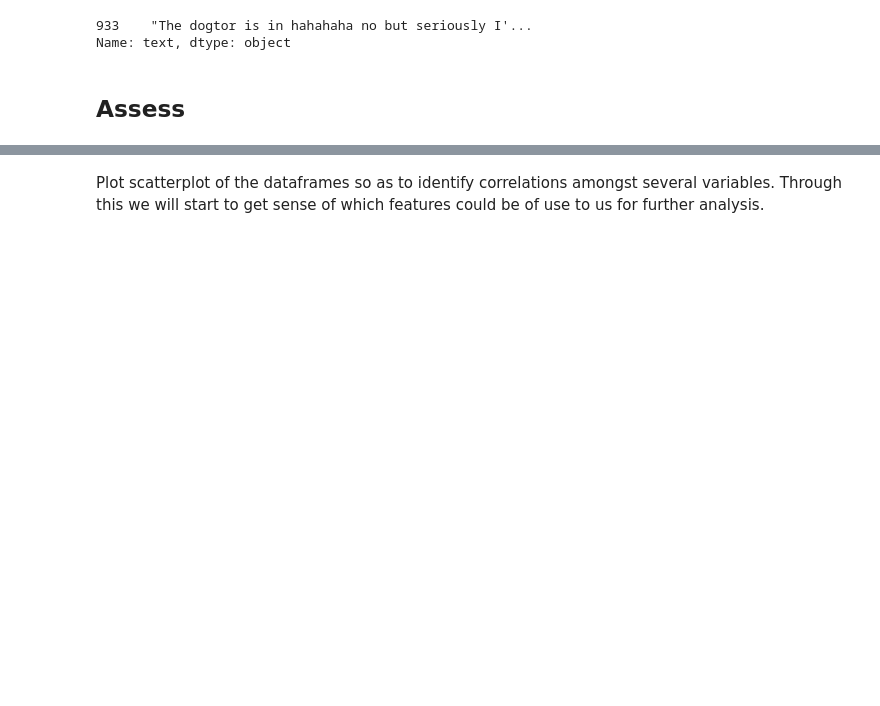
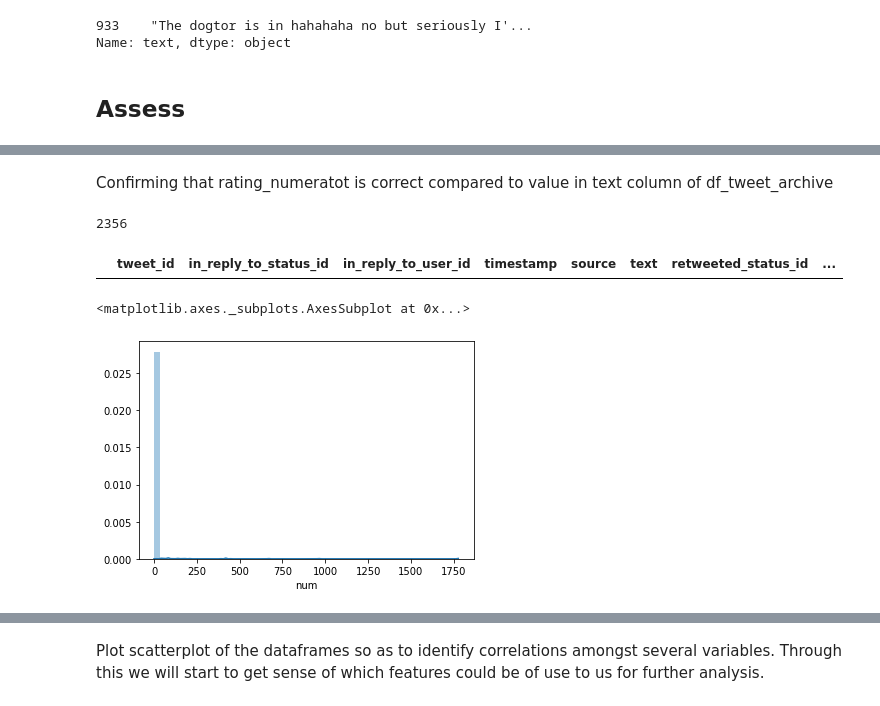
Before and after one commit to sdaphtardar/wrangle_dog_rates_data, a Jupyter notebook: data-wrangling-project.ipynb, the cells around one changed output, grey strips where cells are left out. Drawn from its saved outputs; the diff is of its cells as text; code cells hidden in the pictures; blank space fills up the shorter version.

```diff
--- a/data-wrangling-project.ipynb
+++ b/data-wrangling-project.ipynb
@@ -205,0 +538,24 @@ df_name.hist()
+# %% [markdown]
+Confirming that rating_numeratot is correct compared to value in text column of df_tweet_archive
+# %%
+vals=df_tweet_archive.text.str.findall('\d+/')
+vals[0][0][:-1]
+vals=[elem[0][:-1] for elem in vals]
+vals=pd.Series(vals).astype('int')
+type(vals)
+len(vals)
+# %% [output]
+2356
+# %%
+df_tweet_rate=df_tweet_archive.copy()
+# %%
+df_tweet_rate['num']=vals
+# %%
+df_tweet_rate[df_tweet_rate.num!=df_tweet_rate.rating_numerator]
+# %% [output]
+|  | tweet_id | in_reply_to_status_id | in_reply_to_user_id | timestamp | source | text | retweeted_status_id | ... |
+# %%
+sns.distplot(df_tweet_rate.num)
+# %% [output]
+<matplotlib.axes._subplots.AxesSubplot at 0x...>
+[figure, added]
```
Also changed, not shown: parts of 78 cells of this notebook.
